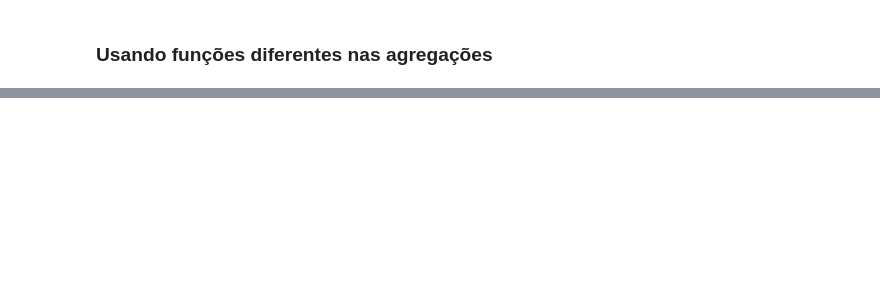
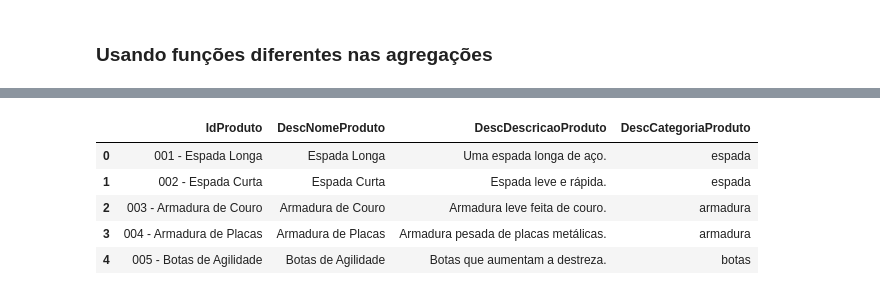
Before and after one commit to alexsandro-matias/pandas-2025, a Jupyter notebook: notebook.ipynb, the cells around one changed output, grey strips where cells are left out. Cells and saved outputs as stored; diff of their text form; code cells hidden in the pictures; blank space fills up the shorter version.

```diff
--- a/notebook.ipynb
+++ b/notebook.ipynb
@@ -1572,0 +1629,9 @@ transacoes.groupby(by=['IdCliente'], as_index=False).agg(
+# %%
+produtos.head()
+# %% [output]
+|  | IdProduto | DescNomeProduto | DescDescricaoProduto | DescCategoriaProduto |
+| 0 | 001 - Espada Longa | Espada Longa | Uma espada longa de aço. | espada |
+| 1 | 002 - Espada Curta | Espada Curta | Espada leve e rápida. | espada |
+| 2 | 003 - Armadura de Couro | Armadura de Couro | Armadura leve feita de couro. | armadura |
+| 3 | 004 - Armadura de Placas | Armadura de Placas | Armadura pesada de placas metálicas. | armadura |
+| 4 | 005 - Botas de Agilidade | Botas de Agilidade | Botas que aumentam a destreza. | botas |
```
Also changed, not shown: parts of 83 cells of this notebook, 1 other file.
